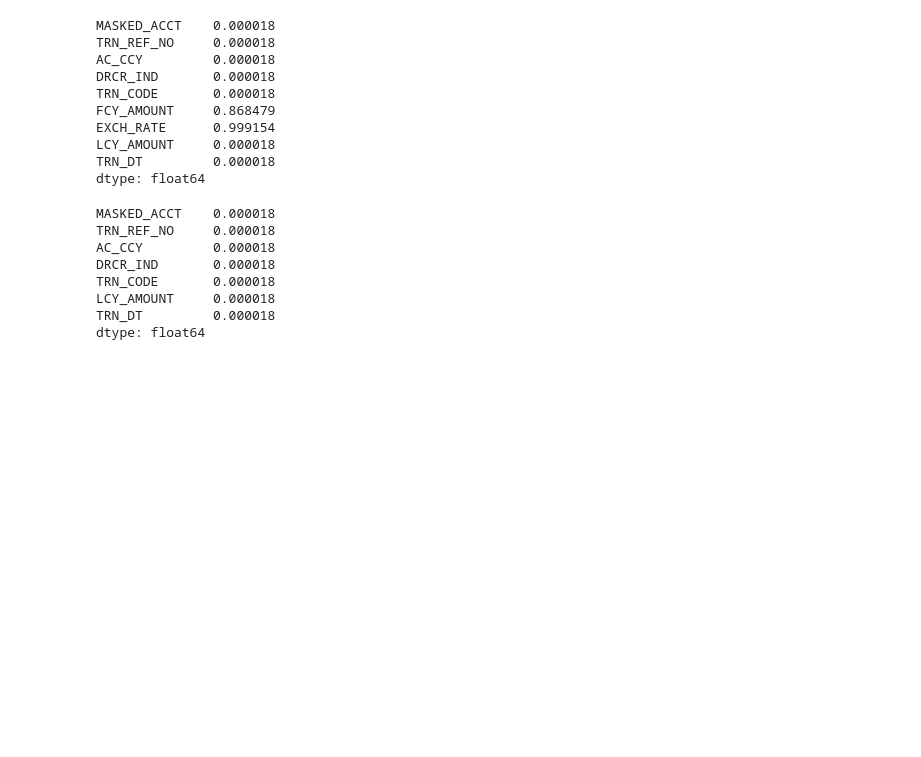
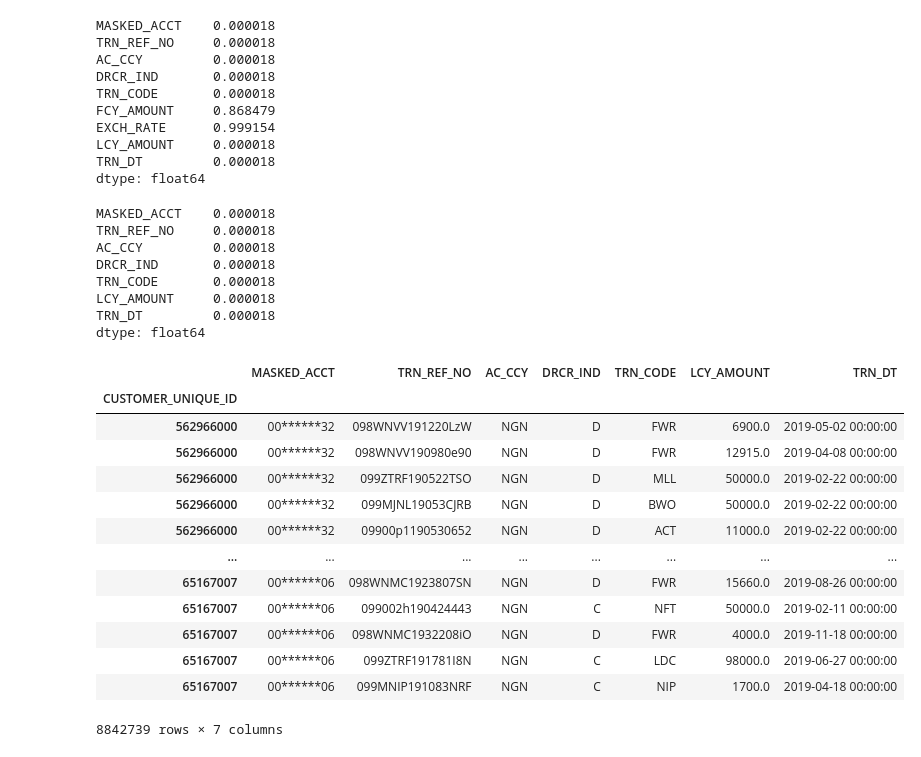
Before and after one commit to Ayanlola2002/Stutern, a Jupyter notebook: Stutern_Group_Task.ipynb, the cells around one changed output. Cells and saved outputs as stored; diff of their text form; code cells hidden in the pictures; blank space fills up the shorter version.

```diff
--- a/Stutern_Group_Task.ipynb
+++ b/Stutern_Group_Task.ipynb
@@ -705,3 +705,20 @@ TRN_CODE       0.000018
 LCY_AMOUNT     0.000018
 TRN_DT         0.000018
 dtype: float64
+# %%
+all_transactions_digital.dropna(how='any',axis=0)
+# %% [output]
+|  | MASKED_ACCT | TRN_REF_NO | AC_CCY | DRCR_IND | TRN_CODE | LCY_AMOUNT | TRN_DT |
+| CUSTOMER_UNIQUE_ID |  |  |  |  |  |  |  |
+| 562966000 | 00******32 | 098WNVV191220LzW | NGN | D | FWR | 6900.0 | 2019-05-02 00:00:00 |
+| 562966000 | 00******32 | 098WNVV190980e90 | NGN | D | FWR | 12915.0 | 2019-04-08 00:00:00 |
+| 562966000 | 00******32 | 099ZTRF190522TSO | NGN | D | MLL | 50000.0 | 2019-02-22 00:00:00 |
+| 562966000 | 00******32 | 099MJNL19053CJRB | NGN | D | BWO | 50000.0 | 2019-02-22 00:00:00 |
+| 562966000 | 00******32 | 09900p1190530652 | NGN | D | ACT | 11000.0 | 2019-02-22 00:00:00 |
+| ... | ... | ... | ... | ... | ... | ... | ... |
+| 65167007 | 00******06 | 098WNMC1923807SN | NGN | D | FWR | 15660.0 | 2019-08-26 00:00:00 |
+| 65167007 | 00******06 | 099002h190424443 | NGN | C | NFT | 50000.0 | 2019-02-11 00:00:00 |
+| 65167007 | 00******06 | 098WNMC1932208iO | NGN | D | FWR | 4000.0 | 2019-11-18 00:00:00 |
+| 65167007 | 00******06 | 099ZTRF191781I8N | NGN | C | LDC | 98000.0 | 2019-06-27 00:00:00 |
+| 65167007 | 00******06 | 099MNIP191083NRF | NGN | C | NIP | 1700.0 | 2019-04-18 00:00:00 |
+8842739 rows × 7 columns
```
Also changed, not shown: parts of 4 cells of this notebook.
